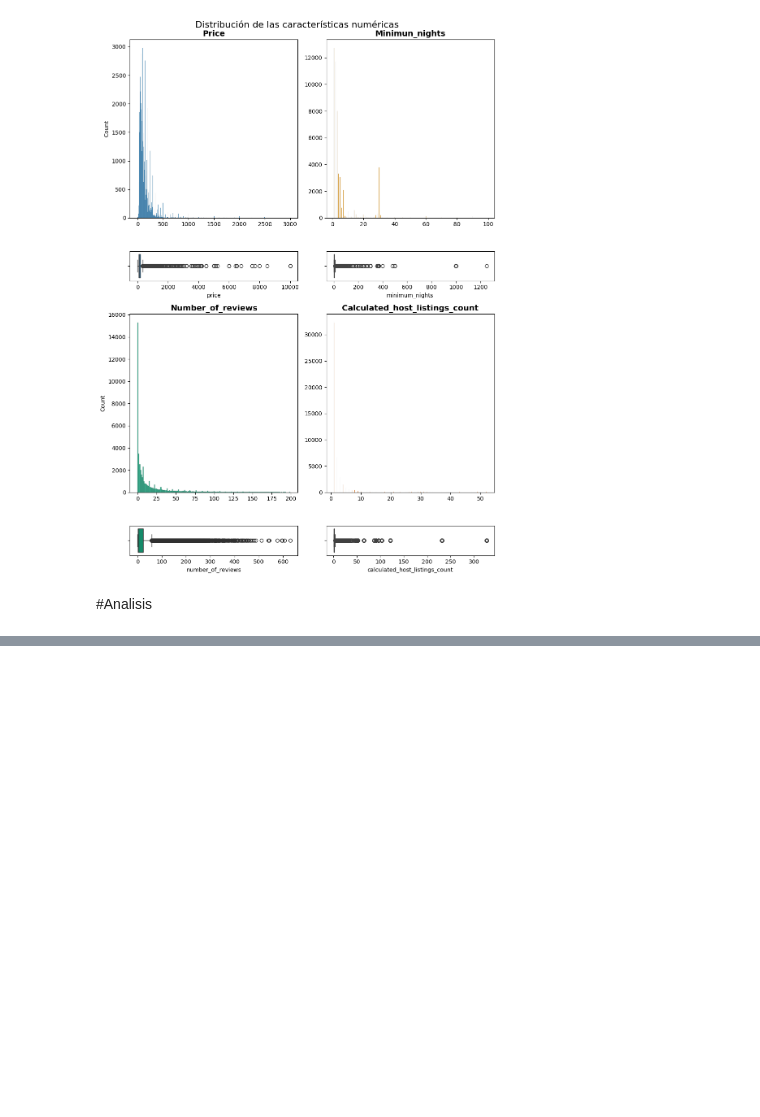
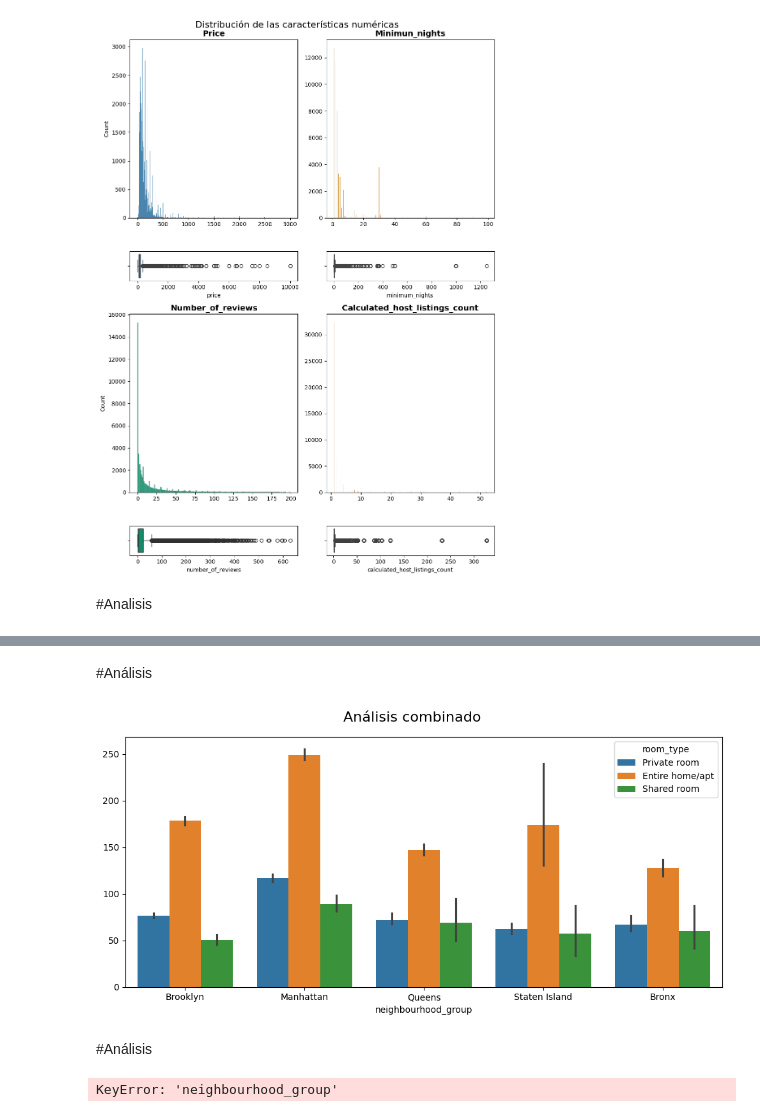
Before and after one commit to 4GeeksAcademy/Booting_algorithm-NatTajuelo, a Jupyter notebook: src/explore.ipynb, the cells around one changed output, grey strips where cells are left out. Drawn from its saved outputs; the diff is of its cells as text; code cells hidden in the pictures; blank space fills up the shorter version.

```diff
--- a/src/explore.ipynb
+++ b/src/explore.ipynb
@@ -181,0 +195,33 @@ plt.show()
+# %% [markdown]
+#Análisis
+# %%
+#Análisis combinando varias variables
+
+fig, axis = plt.subplots(figsize = (10, 5))
+fig.suptitle("Análisis combinado", fontsize=16)
+
+sns.barplot(data = total_data, x = "neighbourhood_group", y = "price", hue = "room_type").set(ylabel = None)
+
+plt.tight_layout()
+
+plt.show()
+# %% [output]
+[figure, added]
+# %% [markdown]
+#Análisis
+# %%
+import json
+
+with open("transform_neighbourhood_group.json", "r") as f:
+  neighbourhood_group_dict = json.load(f)
+
+with open("transform_room_type.json", "r") as f:
+  room_type_dict = json.load(f)
+
+total_data["neighbourhood_group_n"] = total_data["neighbourhood_group"].apply(lambda x: neighbourhood_group_dict.get(x))
+total_data["room_type_n"] = total_data["room_type"].apply(lambda x: room_type_dict.get(x))
+
+total_data["neighbourhood_group_n"] = total_data.apply(lambda x: neighbourhood_group_dict.get(x["neighbourhood_group"]), axis = 0)
+total_data["room_type_n"] = total_data.apply(lambda x: room_type_dict.get(x["room_type"]), axis = 0)
+# %% [output]
+KeyError: 'neighbourhood_group'
```
Also changed, not shown: parts of 8 cells of this notebook, 2 other files.
